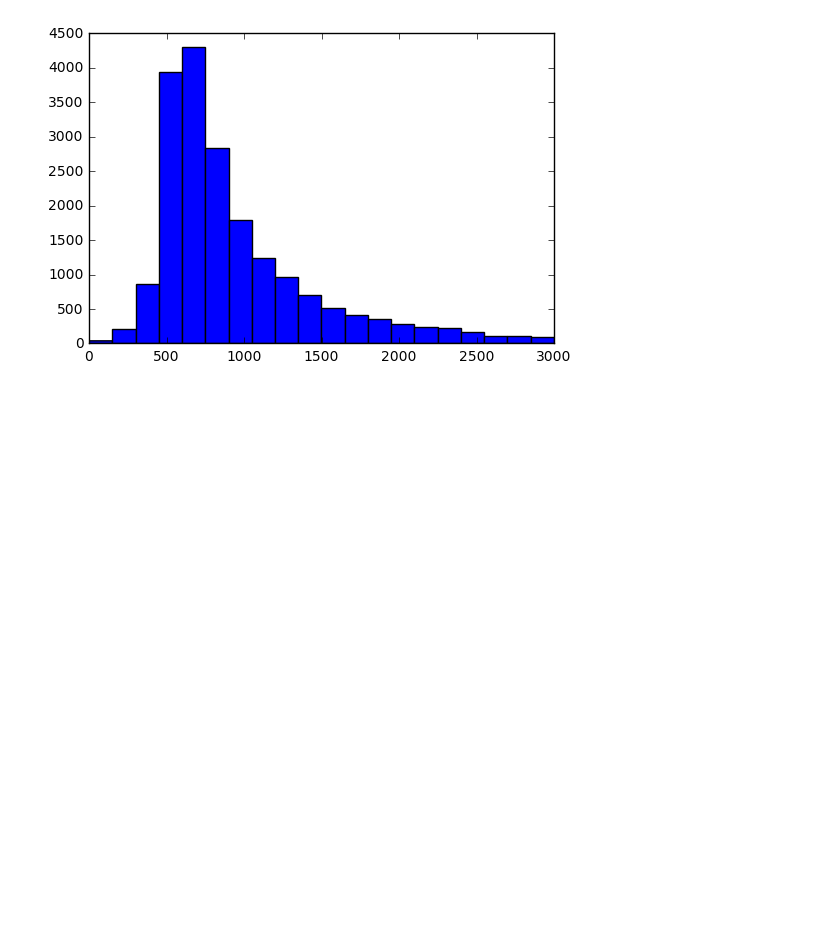
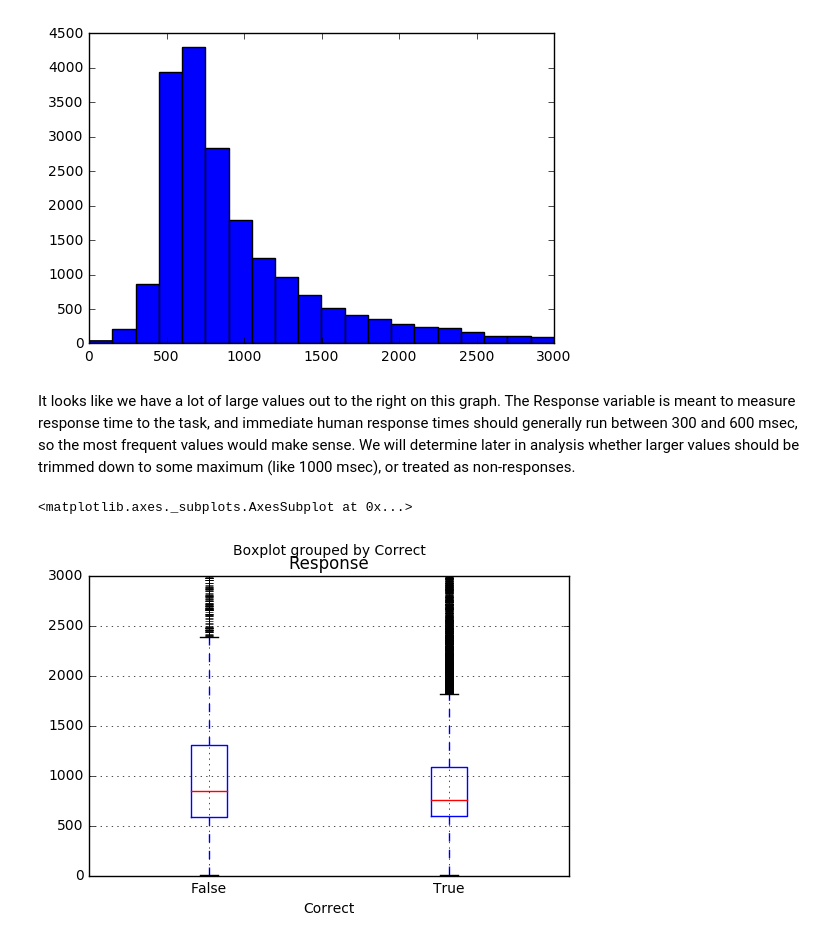
Before and after one commit to ericfuhrman/Springboard-Proj1, a Jupyter notebook: Springboard Project #1.ipynb, the cells around one changed output. Saved outputs shown, nothing was run; the diff lists cells and outputs as text; code cells hidden in the pictures; blank space fills up the shorter version.

```diff
--- a/Springboard Project #1.ipynb
+++ b/Springboard Project #1.ipynb
@@ -124,3 +126,12 @@ lindf=lindf[~lindf['Response'].isnull()]
+# %%
+nlist=['calm','contain','control','controlled','disclose','emotional','express','expressive','inhibit','reveal']
+lindf.loc[lindf['Stimulus'].isin(nlist),'stimtype']='Neutral'
+plist=['gold','good','honor','lucky','pleasant']
+lindf.loc[lindf['Stimulus'].isin(plist),'stimtype']='Positive'
+nglist=['bad','filth','gloom','rotten','unpleasant']
+lindf.loc[lindf['Stimulus'].isin(nglist),'stimtype']='Negative'
+lindf.loc[lindf['StimulusDisplay.RESP']==lindf['CorrectAnswer'],'Correct']=True
+lindf.loc[lindf['StimulusDisplay.RESP']!=lindf['CorrectAnswer'],'Correct']=False
 # %%
 fig, ax = plt.subplots()
 ax.hist(lindf['Response'],bins=20)
@@ -158,3 +169,10 @@ ax.hist(lindf2['Response'],bins=20)
           2.69830000e+03,   2.84815000e+03,   2.99800000e+03]),
  <a list of 20 Patch objects>)
 [figure]
+# %% [markdown]
+It looks like we have a lot of large values out to the right on this graph.  The Response variable is meant to measure response time to the task, and immediate human response times should generally run between 300 and 600 msec, so the most frequent values would make sense.  We will determine later in analysis whether larger values should be trimmed down to some maximum (like 1000 msec), or treated as non-responses.
+# %%
+lindf2.boxplot(column='Response',by='Correct')
+# %% [output]
+<matplotlib.axes._subplots.AxesSubplot at 0x...>
+[figure, added]
```
Also changed, not shown: parts of 4 cells of this notebook.
